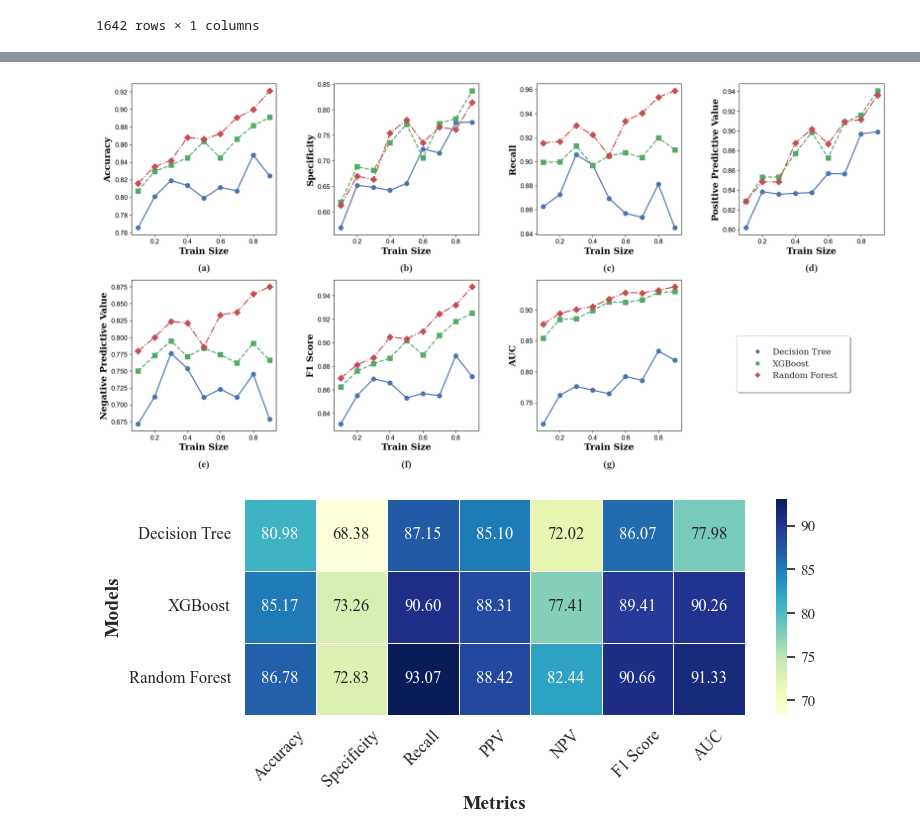
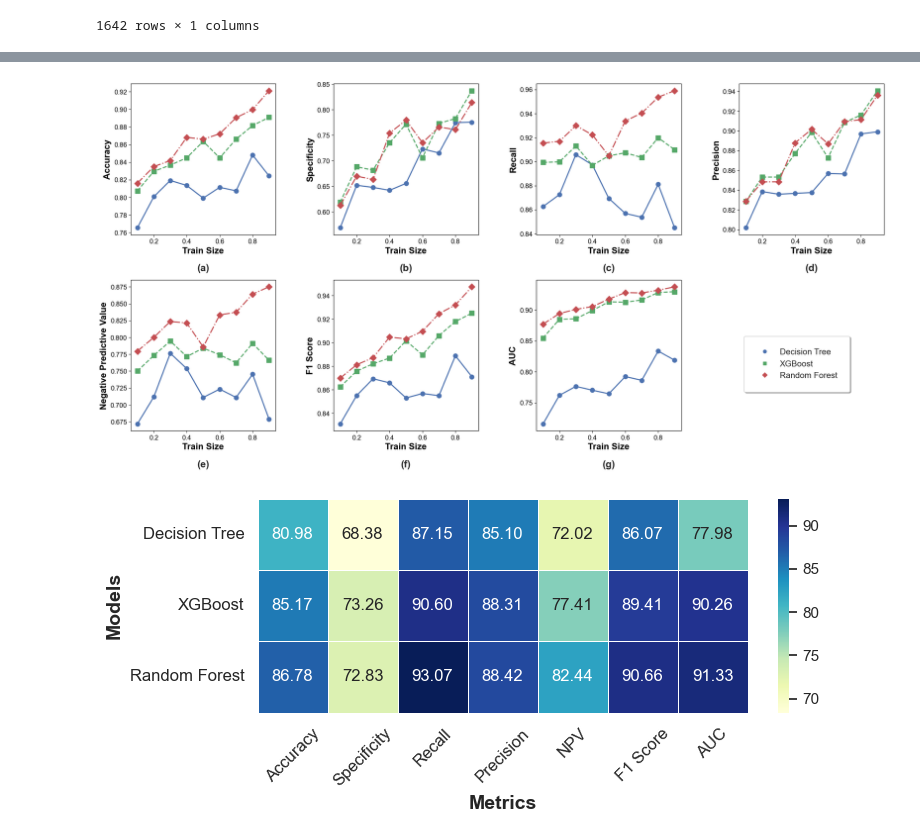
Before and after one commit to IsratTasnimEsha/Heart-Disease-Prediction, a Jupyter notebook: 11_SP_ML_Classifiers.ipynb, the cells around one changed output, grey strips where cells are left out. Drawn from its saved outputs; the diff is of its cells as text; code cells hidden in the pictures.

```diff
--- a/11_SP_ML_Classifiers.ipynb
+++ b/11_SP_ML_Classifiers.ipynb
@@ -396,57 +396,57 @@ sns.set(style="whitegrid")
 axes[0, 0].plot(train_sizes, accuracies_dtc, marker='o', label='Naive Bayes', linestyle='-', color='b', markersize=8, linewidth=2)
 axes[0, 0].plot(train_sizes, accuracies_xgb, marker='s', label='XGBoost', linestyle='--', color='g', markersize=8, linewidth=2)
 axes[0, 0].plot(train_sizes, accuracies_rf, marker='D', label='Random Forest', linestyle='-.', color='r', markersize=8, linewidth=2)
-axes[0, 0].set_xlabel('Train Size', fontsize=16, fontweight='bold', family='serif')
-axes[0, 0].set_ylabel('Accuracy', fontsize=16, fontweight='bold', family='serif')
-axes[0, 0].text(0.5, -0.24, '(a)', transform=axes[0, 0].transAxes, fontsize=18, fontweight='bold', ha='center', family='Times New Roman')
+axes[0, 0].set_xlabel('Train Size', fontsize=16, fontweight='bold', family='Arial')
+axes[0, 0].set_ylabel('Accuracy', fontsize=16, fontweight='bold', family='Arial')
+axes[0, 0].text(0.5, -0.24, '(a)', transform=axes[0, 0].transAxes, fontsize=18, fontweight='bold', ha='center', family='Arial')
 
 # Specificities
 axes[0, 1].plot(train_sizes, specificities_dtc, marker='o', linestyle='-', color='b', markersize=8, linewidth=2)
 axes[0, 1].plot(train_sizes, specificities_xgb, marker='s', linestyle='--', color='g', markersize=8, linewidth=2)
 axes[0, 1].plot(train_sizes, specificities_rf, marker='D', linestyle='-.', color='r', markersize=8, linewidth=2)
-axes[0, 1].set_xlabel('Train Size', fontsize=16, fontweight='bold', family='serif')
-axes[0, 1].set_ylabel('Specificity', fontsize=16, fontweight='bold', family='serif')
-axes[0, 1].text(0.5, -0.24, '(b)', transform=axes[0, 1].transAxes, fontsize=18, fontweight='bold', ha='center', family='Times New Roman')
+axes[0, 1].set_xlabel('Train Size', fontsize=16, fontweight='bold', family='Arial')
+axes[0, 1].set_ylabel('Specificity', fontsize=16, fontweight='bold', family='Arial')
+axes[0, 1].text(0.5, -0.24, '(b)', transform=axes[0, 1].transAxes, fontsize=18, fontweight='bold', ha='center', family='Arial')
 
 # Recalls
 axes[0, 2].plot(train_sizes, recalls_dtc, marker='o', linestyle='-', color='b', markersize=8, linewidth=2)
 axes[0, 2].plot(train_sizes, recalls_xgb, marker='s', linestyle='--', color='g', markersize=8, linewidth=2)
 axes[0, 2].plot(train_sizes, recalls_rf, marker='D', linestyle='-.', color='r', markersize=8, linewidth=2)
-axes[0, 2].set_xlabel('Train Size', fontsize=16, fontweight='bold', family='serif')
-axes[0, 2].set_ylabel('Recall', fontsize=16, fontweight='bold', family='serif')
-axes[0, 2].text(0.5, -0.24, '(c)', transform=axes[0, 2].transAxes, fontsize=18, fontweight='bold', ha='center', family='Times New Roman')
+axes[0, 2].set_xlabel('Train Size', fontsize=16, fontweight='bold', family='Arial')
+axes[0, 2].set_ylabel('Recall', fontsize=16, fontweight='bold', family='Arial')
+axes[0, 2].text(0.5, -0.24, '(c)', transform=axes[0, 2].transAxes, fontsize=18, fontweight='bold', ha='center', family='Arial')
 
 # Positive Predictive Values
 axes[0, 3].plot(train_sizes, positive_predictive_values_dtc, marker='o', linestyle='-', color='b', markersize=8, linewidth=2)
 axes[0, 3].plot(train_sizes, positive_predictive_values_xgb, marker='s', linestyle='--', color='g', markersize=8, linewidth=2)
 axes[0, 3].plot(train_sizes, positive_predictive_values_rf, marker='D', linestyle='-.', color='r', markersize=8, linewidth=2)
-axes[0, 3].set_xlabel('Train Size', fontsize=16, fontweight='bold', family='serif')
-axes[0, 3].set_ylabel('Positive Predictive Value', fontsize=16, fontweight='bold', family='serif')
-axes[0, 3].text(0.5, -0.24, '(d)', transform=axes[0, 3].transAxes, fontsize=18, fontweight='bold', ha='center', family='Times New Roman')
+axes[0, 3].set_xlabel('Train Size', fontsize=16, fontweight='bold', family='Arial')
+axes[0, 3].set_ylabel('Precision', fontsize=16, fontweight='bold', family='Arial')
+axes[0, 3].text(0.5, -0.24, '(d)', transform=axes[0, 3].transAxes, fontsize=18, fontweight='bold', ha='center', family='Arial')
 
 # NPVs
 axes[1, 0].plot(train_sizes, npvs_dtc, marker='o', linestyle='-', color='b', markersize=8, linewidth=2)
 axes[1, 0].plot(train_sizes, npvs_xgb, marker='s', linestyle='--', color='g', markersize=8, linewidth=2)
 axes[1, 0].plot(train_sizes, npvs_rf, marker='D', linestyle='-.', color='r', markersize=8, linewidth=2)
-axes[1, 0].set_xlabel('Train Size', fontsize=16, fontweight='bold', family='serif')
-axes[1, 0].set_ylabel('Negative Predictive Value', fontsize=16, fontweight='bold', family='serif')
-axes[1, 0].text(0.5, -0.24, '(e)', transform=axes[1, 0].transAxes, fontsize=18, fontweight='bold', ha='center', family='Times New Roman')
+axes[1, 0].set_xlabel('Train Size', fontsize=16, fontweight='bold', family='Arial')
+axes[1, 0].set_ylabel('Negative Predictive Value', fontsize=16, fontweight='bold', family='Arial')
+axes[1, 0].text(0.5, -0.24, '(e)', transform=axes[1, 0].transAxes, fontsize=18, fontweight='bold', ha='center', family='Arial')
 
 # F1 Scores
 axes[1, 1].plot(train_sizes, f1_scores_dtc, marker='o', linestyle='-', color='b', markersize=8, linewidth=2)
 axes[1, 1].plot(train_sizes, f1_scores_xgb, marker='s', linestyle='--', color='g', markersize=8, linewidth=2)
 axes[1, 1].plot(train_sizes, f1_scores_rf, marker='D', linestyle='-.', color='r', markersize=8, linewidth=2)
-axes[1, 1].set_xlabel('Train Size', fontsize=16, fontweight='bold', family='serif')
-axes[1, 1].set_ylabel('F1 Score', fontsize=16, fontweight='bold', family='serif')
-axes[1, 1].text(0.5, -0.24, '(f)', transform=axes[1, 1].transAxes, fontsize=18, fontweight='bold', ha='center', family='Times New Roman')
+axes[1, 1].set_xlabel('Train Size', fontsize=16, fontweight='bold', family='Arial')
+axes[1, 1].set_ylabel('F1 Score', fontsize=16, fontweight='bold', family='Arial')
+axes[1, 1].text(0.5, -0.24, '(f)', transform=axes[1, 1].transAxes, fontsize=18, fontweight='bold', ha='center', family='Arial')
 
 # AUCs
 axes[1, 2].plot(train_sizes, aucs_dtc, marker='o', linestyle='-', color='b', markersize=8, linewidth=2)
 axes[1, 2].plot(train_sizes, aucs_xgb, marker='s', linestyle='--', color='g', markersize=8, linewidth=2)
 axes[1, 2].plot(train_sizes, aucs_rf, marker='D', linestyle='-.', color='r', markersize=8, linewidth=2)
-axes[1, 2].set_xlabel('Train Size', fontsize=16, fontweight='bold', family='serif')
-axes[1, 2].set_ylabel('AUC', fontsize=16, fontweight='bold', family='serif')
-axes[1, 2].text(0.5, -0.24, '(g)', transform=axes[1, 2].transAxes, fontsize=18, fontweight='bold', ha='center', family='Times New Roman')
+axes[1, 2].set_xlabel('Train Size', fontsize=16, fontweight='bold', family='Arial')
+axes[1, 2].set_ylabel('AUC', fontsize=16, fontweight='bold', family='Arial')
+axes[1, 2].text(0.5, -0.24, '(g)', transform=axes[1, 2].transAxes, fontsize=18, fontweight='bold', ha='center', family='Arial')
 
 # Hide the last unused subplot
 axes[1, 3].axis('off')
@@ -456,7 +456,7 @@ dummy_plot = fig.add_subplot(1, 1, 1, frameon=False)
 dummy_plot.plot([], [], 'o', label='Decision Tree', color='b')
 dummy_plot.plot([], [], 's', label='XGBoost', color='g')
 dummy_plot.plot([], [], 'D', label='Random Forest', color='r')
-dummy_plot.legend(loc='lower right', bbox_to_anchor=(0.96, 0.1), frameon=True, fancybox=True, shadow=True, borderpad=1.5, prop={'size': 15, 'family': 'serif'})
+dummy_plot.legend(loc='lower right', bbox_to_anchor=(0.96, 0.1), frameon=True, fancybox=True, shadow=True, borderpad=1.5, prop={'size': 15, 'family': 'Arial'})
 dummy_plot.axis('off')
 
 # Adjust tick label font size
@@ -470,7 +470,7 @@ plt.subplots_adjust(wspace=0.4, hspace=0.3)
 plt.savefig('Images/11_SP_ml_classifier_metrics_2x4.png', transparent=True)
 plt.show()
 # %% [output]
-[figure, old version]
+[figure, new version]
 # %%
 import numpy as np
 import pandas as pd
@@ -478,7 +478,7 @@ import seaborn as sns
 import matplotlib.pyplot as plt
 
 # Set Times New Roman as the default font
-plt.rcParams.update({"font.family": "Times New Roman"})
+plt.rcParams.update({"font.family": "Arial"})
 
 # Example performance metrics
 models = ["Decision Tree", "XGBoost", "Random Forest"]
@@ -500,7 +500,7 @@ data = {
         sum(recalls_xgb) * 100 / 9,
         sum(recalls_rf) * 100 / 9,
     ],
-    "PPV": [
+    "Precision": [
         sum(positive_predictive_values_dtc) * 100 / 9,
         sum(positive_predictive_values_xgb) * 100 / 9,
         sum(positive_predictive_values_rf) * 100 / 9,
@@ -514,31 +514,31 @@ data = {
         sum(f1_scores_dtc) * 100 / 9,
         sum(f1_scores_xgb) * 100 / 9,
         sum(f1_scores_rf) * 100 / 9,
     ],
     "AUC": [
         sum(aucs_dtc) * 100 / 9,
         sum(aucs_xgb) * 100 / 9,
         sum(aucs_rf) * 100 / 9,
     ],
 }
 
 # Create a DataFrame
 performance_df = pd.DataFrame(data, index=models)
 
 # Round values to 2 decimal places
 performance_df = performance_df.round(2)
 
 # Plot heatmap
 plt.figure(figsize=(8, 3.5))
 sns.heatmap(
     performance_df, annot=True, fmt=".2f", cmap="YlGnBu", cbar=True, linewidths=0.5
 )
 plt.xlabel("Metrics", fontsize=14, fontweight="bold")
 plt.ylabel("Models", fontsize=14, fontweight="bold")
 plt.xticks(fontsize=12, rotation=45)
 plt.yticks(fontsize=12, rotation=0)
 plt.tight_layout()
 plt.savefig("Images/11_SP_ml_model_performance_heatmap_with_ppv_npv.png", transparent=True)
 plt.show()
 # %% [output]
-[figure, old version]
+[figure, new version]
```
Also changed, not shown: parts of 1 cell of this notebook, 42 other files.
